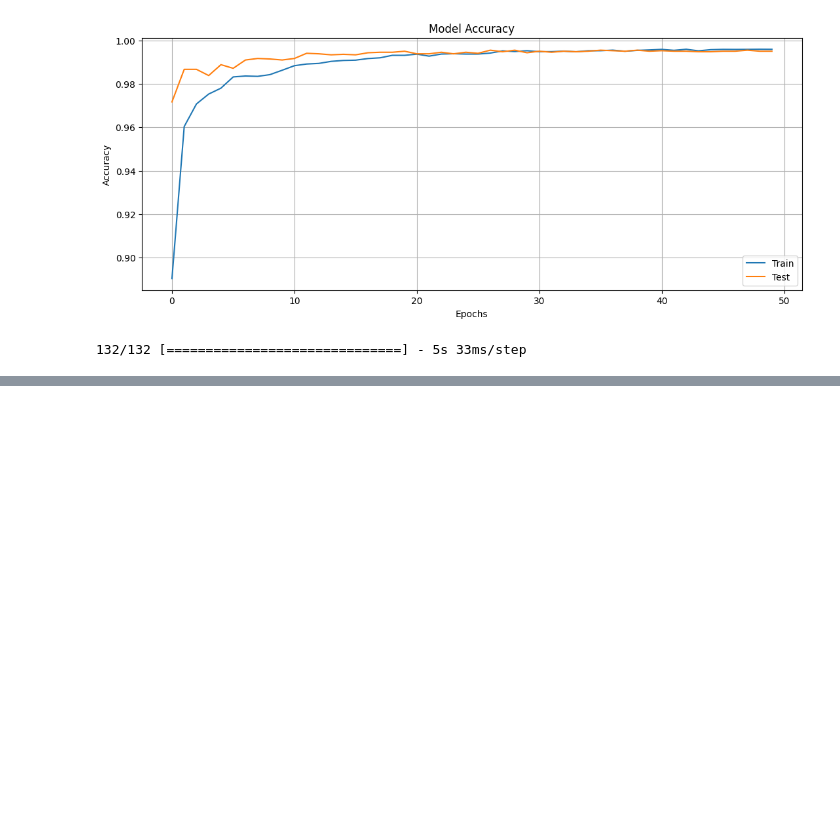
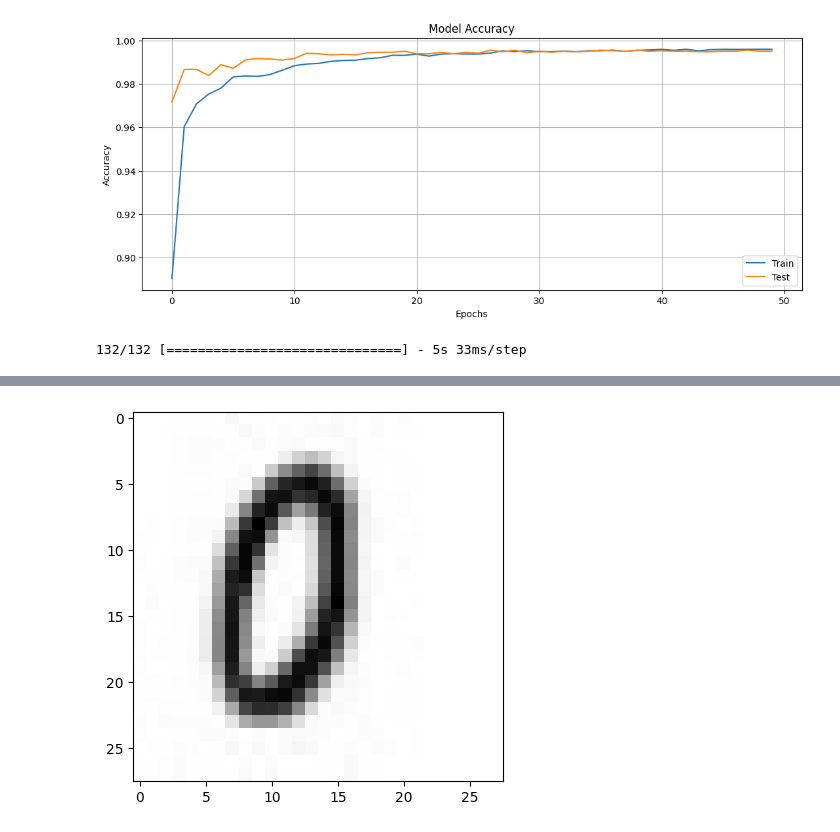
Before and after one commit to usmanmalik07/Adept-Internship, a Jupyter notebook: KerasCNN.ipynb, the cells around one changed output, grey strips where cells are left out. Saved outputs shown, nothing was run; the diff lists cells and outputs as text; code cells hidden in the pictures; blank space fills up the shorter version.

```diff
--- a/KerasCNN.ipynb
+++ b/KerasCNN.ipynb
@@ -151,0 +173,10 @@ answer.to_csv('answer.csv',index=False)
+# %%
+image_path1 = '/content/0.jpg'
+img1 = cv2.imread(image_path, cv2.IMREAD_GRAYSCALE)
+img1 = cv2.resize(img1, (28, 28))
+img1 = img.astype('float32') / 255
+img1 = img.reshape(1, 28, 28, 1)
+plt.imshow(img1.reshape(28, 28), cmap='gray')
+plt.show()
+# %% [output]
+[figure, added]
```
Also changed, not shown: parts of 22 cells of this notebook.
